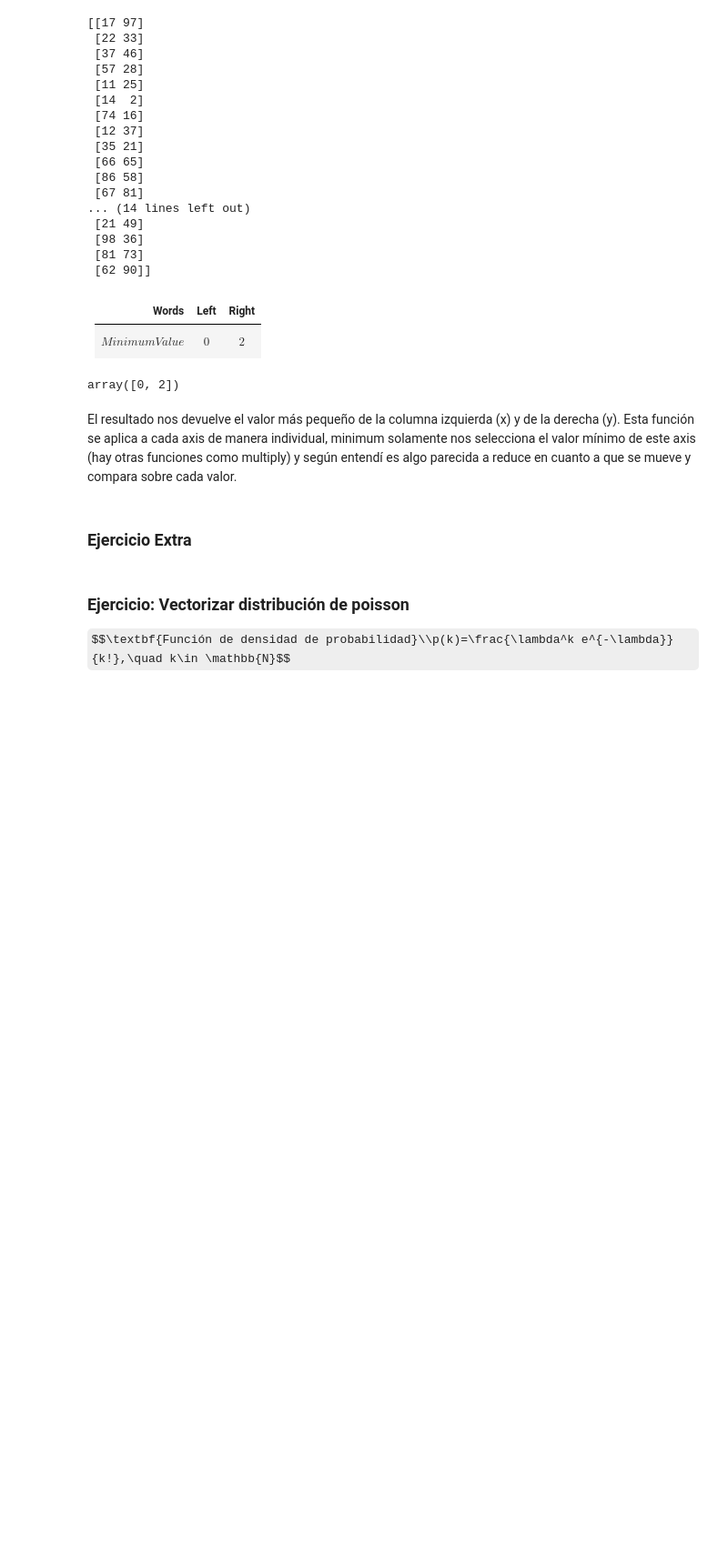
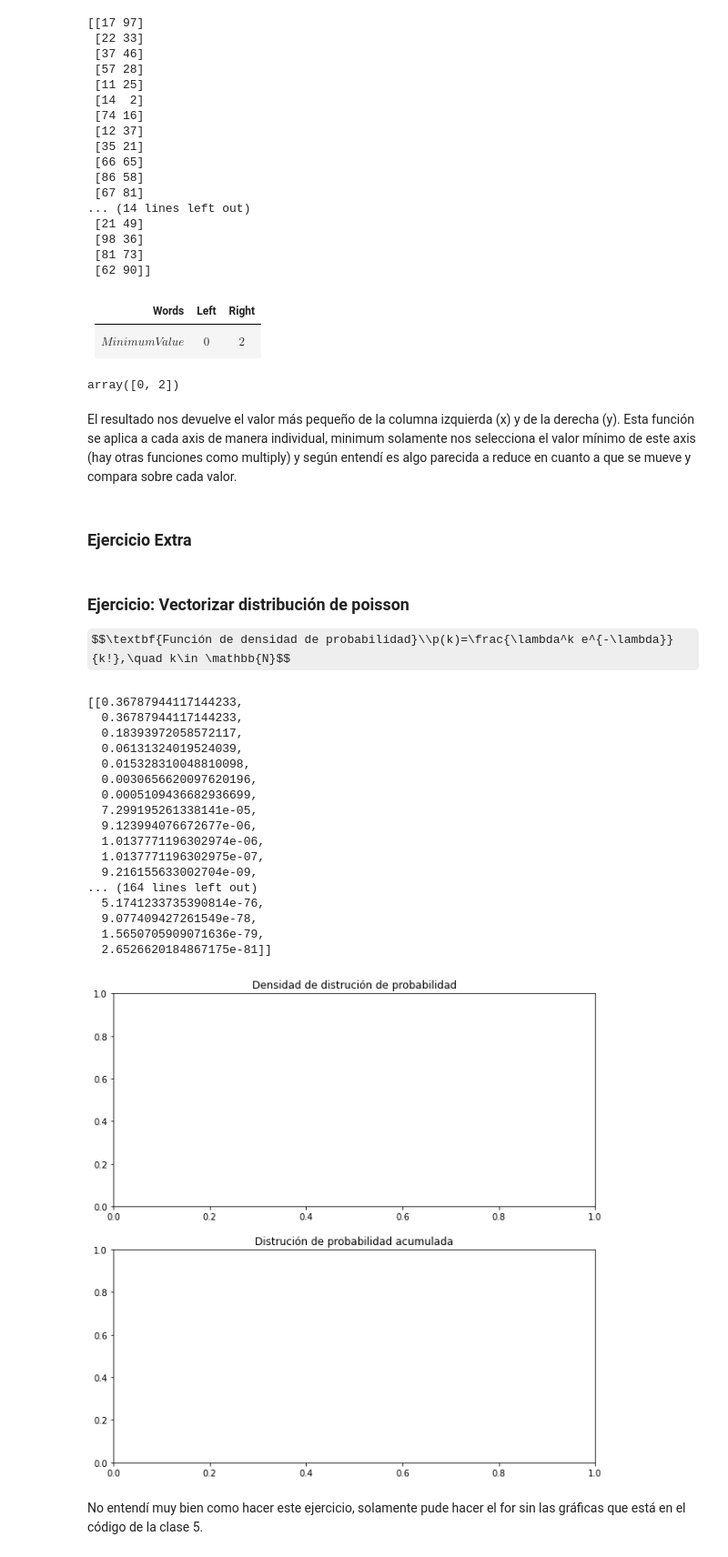
Before and after one commit to pabloriverasnz/Tarea-2_AHernandez_PRivera_EMarquez, a Jupyter notebook: Tarea2_AHernández_PRivera_EMarquez.ipynb, the cells around one changed output. Shown: that part at 91% size. Cells and saved outputs as stored; diff of their text form; code cells hidden in the pictures; some formulas as TeX source; blank space fills up the shorter version.

```diff
--- a/Tarea2_AHernández_PRivera_EMarquez.ipynb
+++ b/Tarea2_AHernández_PRivera_EMarquez.ipynb
@@ -265,2 +269,41 @@ $$\textbf{Función de densidad de probabilidad}\\p(k)=\frac{\lambda^k e^{-\lambd
+# %%
+# Respuesta Pablo
+N = 30
+l = [1, 3, 5]
+k = np.arange(N)
+
+p = lambda k,l: (l**k * np.exp(-l)) / sps.factorial(k)
+
+cycol = cycle('bgrcmk')
+
+l = 1
+
+fig, (ax1, ax2) = plt.subplots(2, 1, figsize=(10,10));
+
+ax1.title.set_text('Densidad de distrución de probabilidad')
+ax2.title.set_text('Distrución de probabilidad acumulada')
+
+[[p(k,l) for k in range(60)] for i in range(3)]
+# %% [output]
+[[0.36787944117144233,
+  0.36787944117144233,
+  0.18393972058572117,
+  0.06131324019524039,
+  0.015328310048810098,
+  0.0030656620097620196,
+  0.0005109436682936699,
+  7.299195261338141e-05,
+  9.123994076672677e-06,
+  1.0137771196302974e-06,
+  1.0137771196302975e-07,
+  9.216155633002704e-09,
+... (164 lines left out)
+  5.1741233735390814e-76,
+  9.077409427261549e-78,
+  1.5650705909071636e-79,
+  2.6526620184867175e-81]]
+[figure, added]
+# %% [markdown]
+No entendí muy bien como hacer este ejercicio, solamente pude hacer el for sin las gráficas que está en el código de la clase 5.
 # %%
 # Respuesta Esteban
```
Also changed, not shown: parts of 2 cells of this notebook.
